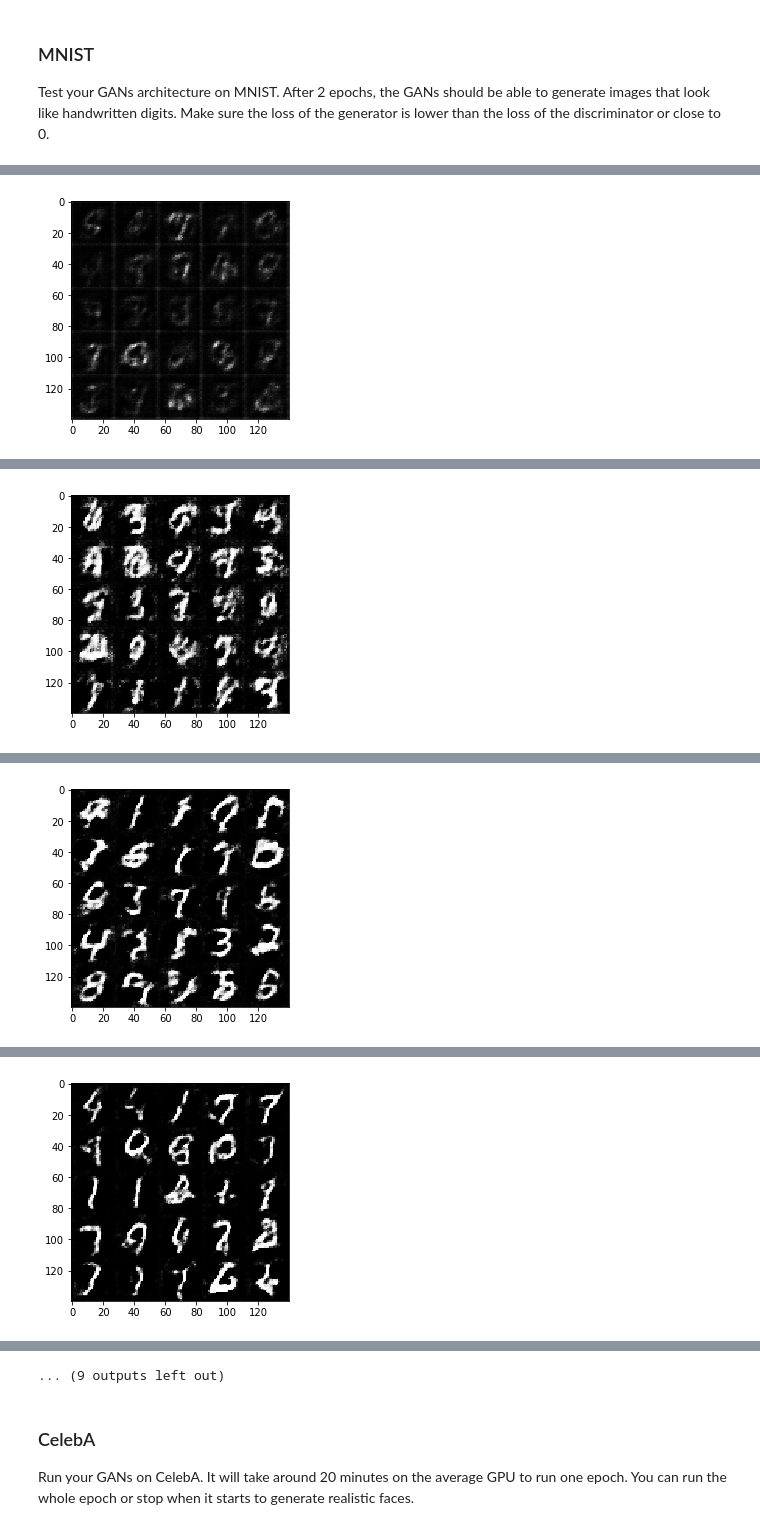
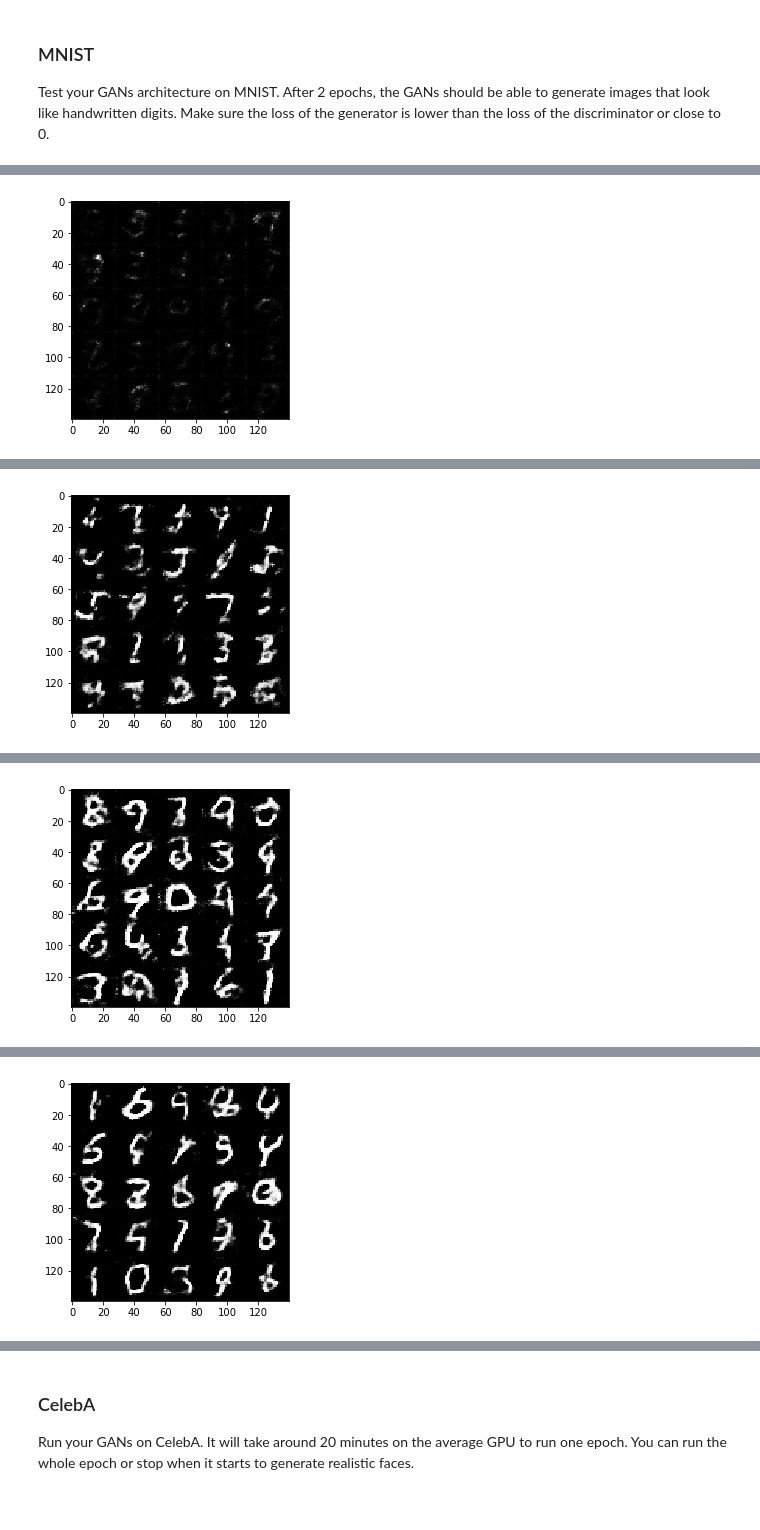
Before and after one commit to parth-desai/DLNDF-Project-5, a Jupyter notebook: dlnd_face_generation.ipynb, the cells around one changed output, grey strips where cells are left out. Saved outputs shown, nothing was run; the diff lists cells and outputs as text; code cells hidden in the pictures.

```diff
--- a/dlnd_face_generation.ipynb
+++ b/dlnd_face_generation.ipynb
@@ -160,7 +160,9 @@ def discriminator(images, reuse=False,alpha = 0.2):
         batch_norm3 = tf.layers.batch_normalization(conv3,training=True)
         relu3 = tf.maximum(alpha * batch_norm3,batch_norm3)
 
-        flat = tf.reshape(relu3,(-1,4*4*256))
+
+        flat = tf.reshape(relu3,(-1,4*4*256
+                                ))
         logits = tf.layers.dense(flat,1)
         out = tf.sigmoid(logits)
 
@@ -204,7 +206,7 @@ def generator(z, out_channel_dim, is_train=True,alpha = 0.2):
         x = tf.layers.conv2d_transpose(x,128,5,2,padding='same')
         x = tf.layers.batch_normalization(x,training=is_train)
         x = tf.maximum(alpha * x, x)
-        #x = tf.nn.dropout(x,keep_prob=0.5)
+        x = tf.nn.dropout(x,keep_prob=0.5)
 
         logits = tf.layers.conv2d_transpose(x,out_channel_dim,5,1,padding='same')
         out = tf.tanh(logits)
@@ -396,7 +398,7 @@ def train(epoch_count, batch_size, z_dim, learning_rate, beta1, get_batches, dat
 ### MNIST
 Test your GANs architecture on MNIST.  After 2 epochs, the GANs should be able to generate images that look like handwritten digits.  Make sure the loss of the generator is lower than the loss of the discriminator or close to 0.
 # %%
-batch_size = 128
+batch_size = 256
 z_dim = 100
 learning_rate =0.0002
 beta1 = 0.5
@@ -426 +428 @@ Epoch 1/2.... Discriminator loss: 1.6210.... Generator Loss:0.7356
-[figure, old version]
+[figure, new version]
@@ -437 +439 @@ Epoch 1/2.... Discriminator loss: 1.3451.... Generator Loss:0.6780
-[figure, old version]
+[figure, new version]
@@ -448 +450 @@ Epoch 1/2.... Discriminator loss: 1.3727.... Generator Loss:0.8360
-[figure, old version]
+[figure, new version]
@@ -459 +461 @@ Epoch 1/2.... Discriminator loss: 1.4542.... Generator Loss:0.6569
-[figure, old version]
+[figure, new version]
@@ -482,4 +470,3 @@ Epoch 2/2.... Discriminator loss: 1.2998.... Generator Loss:0.8234
-... (9 outputs left out)
 # %% [markdown]
 ### CelebA
 Run your GANs on CelebA.  It will take around 20 minutes on the average GPU to run one epoch.  You can run the whole epoch or stop when it starts to generate realistic faces.
```
Also changed, not shown: parts of 2 cells of this notebook, 1 other file.
